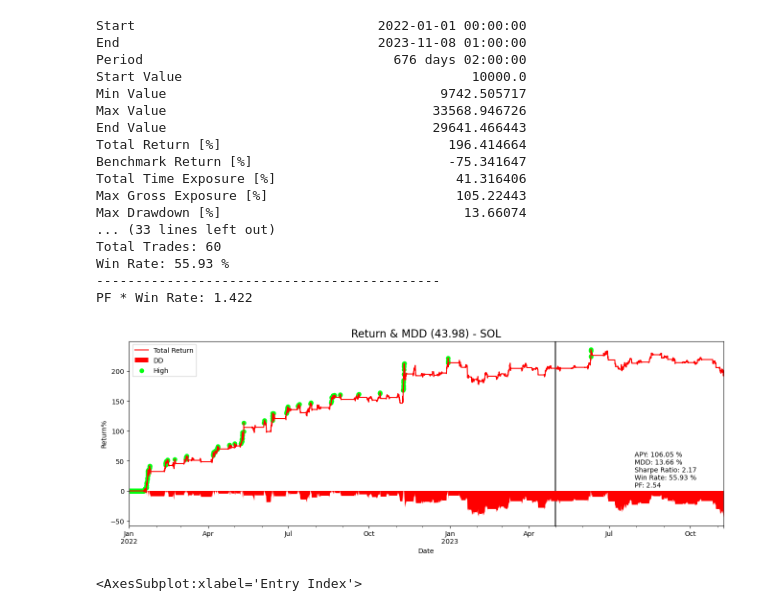
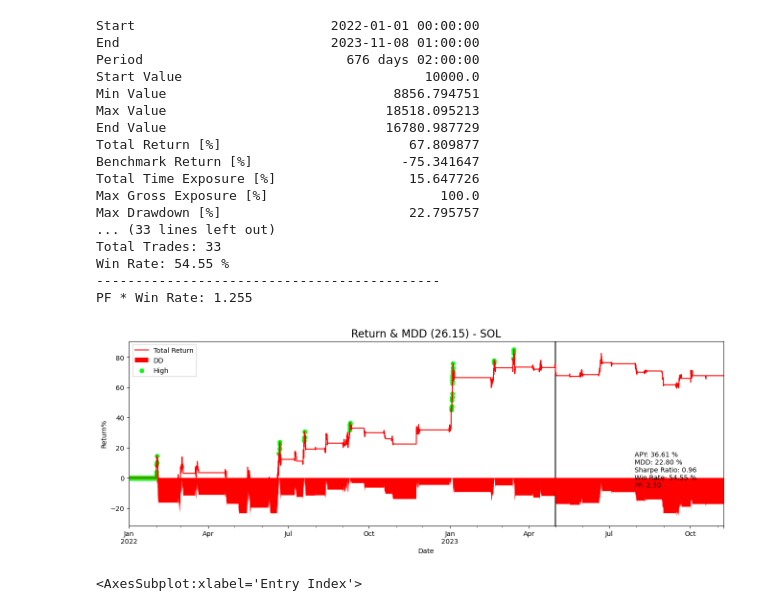
Before and after one commit to JohnsonHsiao/DC_capital_intern, a Jupyter notebook: strategy_research/CTA_TEST/Crypto/mom/bt_lab.ipynb, the cells around one changed output. Cells and saved outputs as stored; diff of their text form; code cells hidden in the pictures.

```diff
--- a/strategy_research/CTA_TEST/Crypto/mom/bt_lab.ipynb
+++ b/strategy_research/CTA_TEST/Crypto/mom/bt_lab.ipynb
@@ -31,41 +31,41 @@ for coin in candidate:
 # %%
 start = '2022-01-01'
 sep = ''
 end = ''
 
-side = 'short'
+side = 'long'
 # v2
-params = {'window_l_k': 204, 'window_l_d': 284, 'window_s_k': 144, 'window_s_d': 72}
+params = {'window_l_k': 248, 'window_l_d': 136, 'window_s_k': 36, 'window_s_d': 36}
 # sol 1h : 40,48,100,126,95
 config = {'freq':'1h', 'lag':1, 'fee': 0.0003}
 coin = 'SOL'
 df = df_dict[coin]
 strategy = Strategy(df=df.loc[start:], configs=config)
 _pf = strategy.strategy(side = side,params=params)
 trades = _pf.trades.records_readable
 analyze = Analyzer(strategy)
 # analyze.show_period_analysis(trades)
 # analyze.plot_ret_dist(trades)
 analyze.show_pf_analysis(params, side, coin, axv_index=['2023-05-01'])
 # %% [output]
-Start                               2022-01-01 00:00:00
-End                                 2023-11-08 01:00:00
-Period                                676 days 02:00:00
-Start Value                                     10000.0
-Min Value                                   9742.505717
-Max Value                                  33568.946726
-End Value                                  29641.466443
-Total Return [%]                             196.414664
-Benchmark Return [%]                         -75.341647
-Total Time Exposure [%]                       41.316406
-Max Gross Exposure [%]                        105.22443
-Max Drawdown [%]                               13.66074
+Start                         2022-01-01 00:00:00
+End                           2023-11-08 01:00:00
+Period                          676 days 02:00:00
+Start Value                               10000.0
+Min Value                             8856.794751
+Max Value                            18518.095213
+End Value                            16780.987729
+Total Return [%]                        67.809877
+Benchmark Return [%]                   -75.341647
+Total Time Exposure [%]                 15.647726
+Max Gross Exposure [%]                      100.0
+Max Drawdown [%]                        22.795757
 ... (33 lines left out)
-Total Trades: 60
-Win Rate: 55.93 %
+Total Trades: 33
+Win Rate: 54.55 %
 --------------------------------------------
-PF * Win Rate: 1.422
+PF * Win Rate: 1.255
-[figure, old version]
+[figure, new version]
 # %%
 trades.index = trades['Entry Index']
 trades['Return'].cumsum().plot()
```
Also changed, not shown: parts of 1 cell of this notebook, 18 other files.
